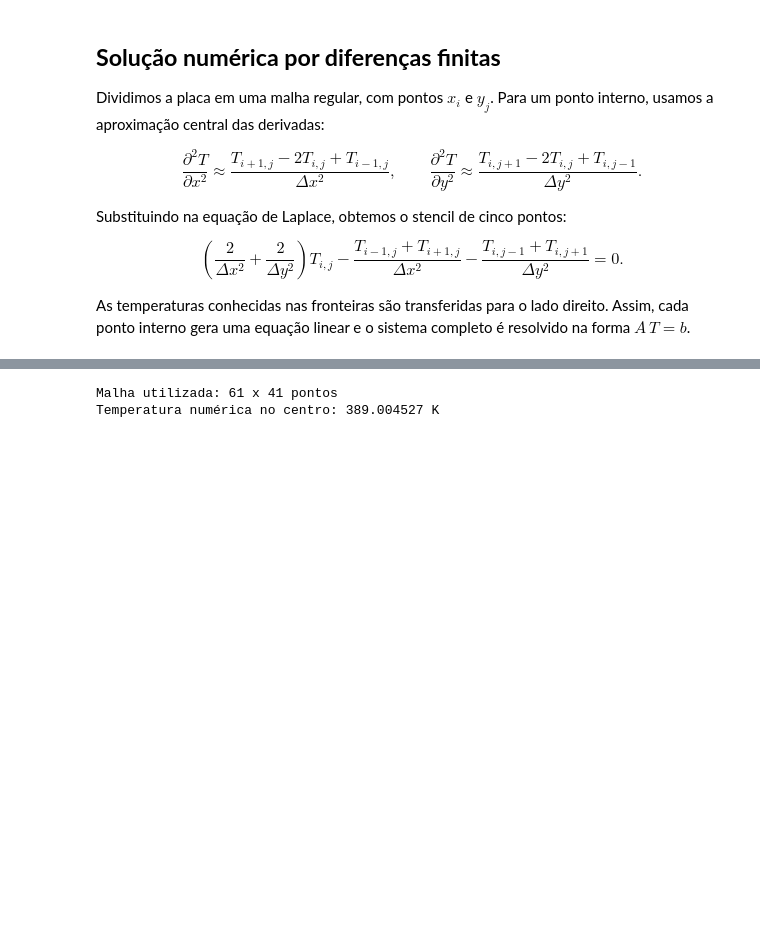
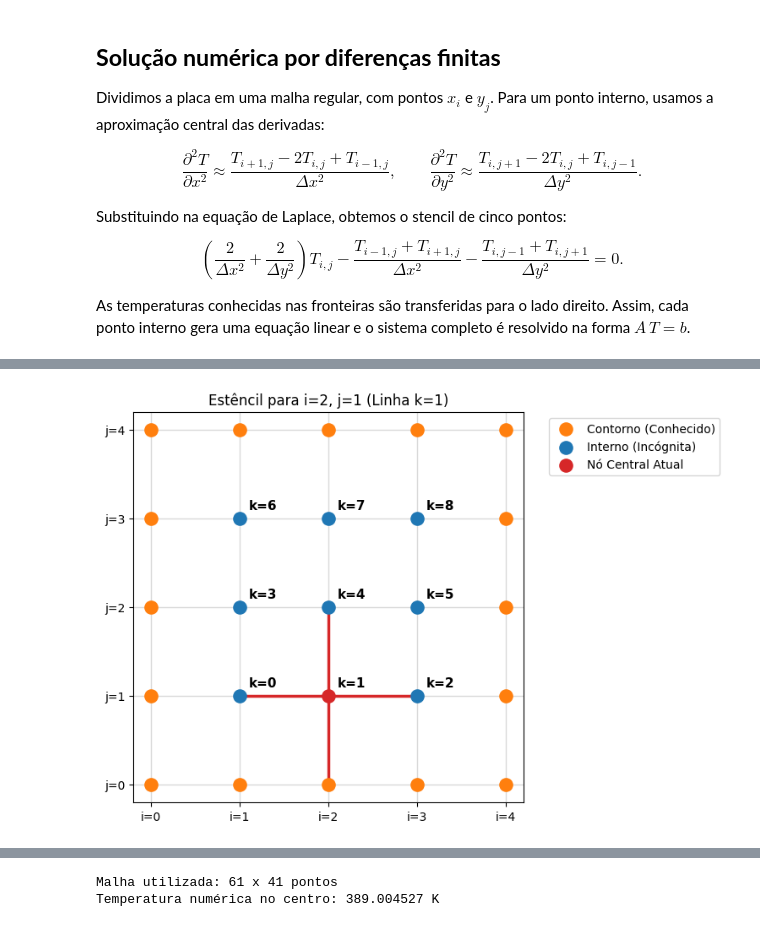
Before and after one commit to Paulo-de-Souza/HeatTransferPINN, a Jupyter notebook: Aulas_Notebooks/Aula03/Aula03_Parte2_2D_Estacionario.ipynb, the cells around one changed output, grey strips where cells are left out. Saved outputs shown, nothing was run; the diff lists cells and outputs as text; code cells hidden in the pictures; blank space fills up the shorter version.

```diff
--- a/Aulas_Notebooks/Aula03/Aula03_Parte2_2D_Estacionario.ipynb
+++ b/Aulas_Notebooks/Aula03/Aula03_Parte2_2D_Estacionario.ipynb
@@ -169,0 +339,4 @@ As temperaturas conhecidas nas fronteiras são transferidas para o lado direito.
+# %%
+plot_malha_didatica(5, 5, i_alvo=2, j_alvo=1, titulo="Estêncil para i=2, j=1 (Linha k=1)")
+# %% [output]
+[figure, added]
```
Also changed, not shown: parts of 16 cells of this notebook.
